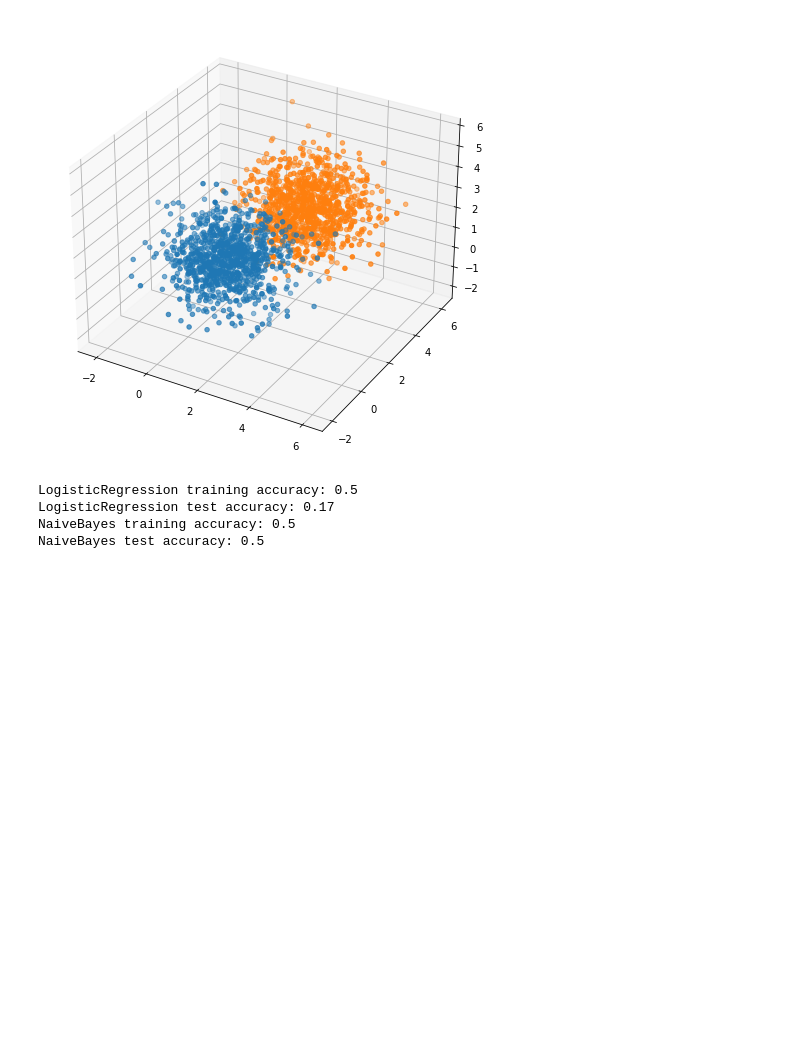
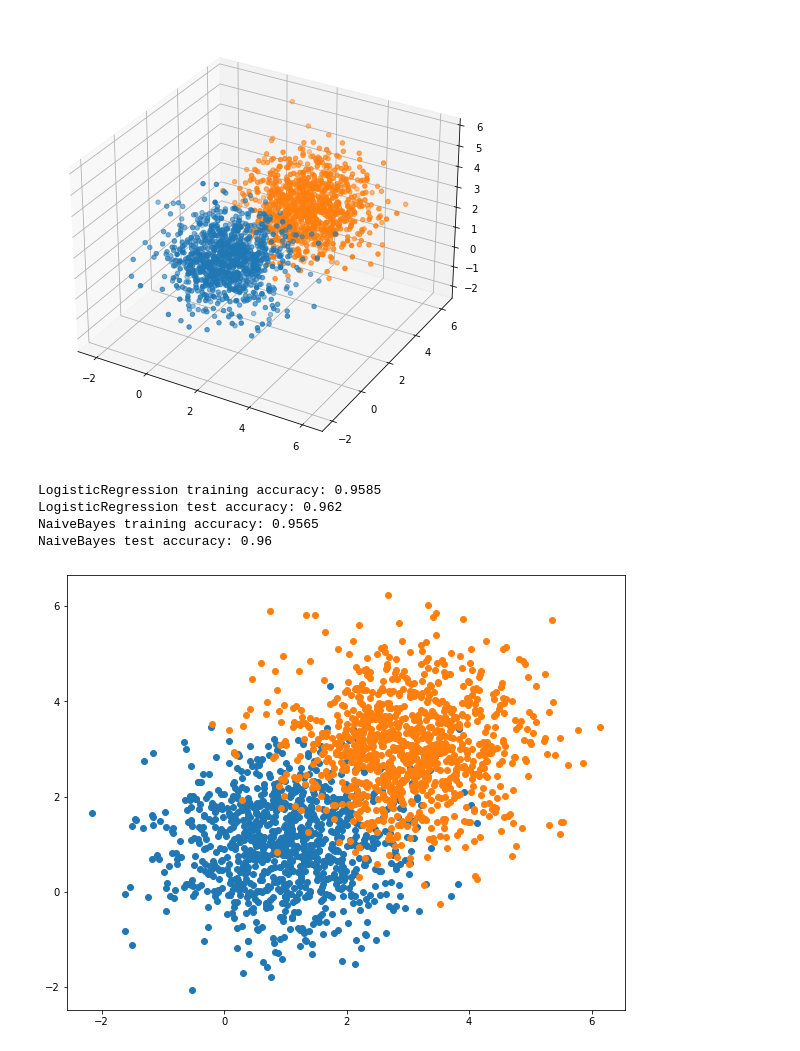
Before and after one commit to BDR2939/ML-from-Data, a Jupyter notebook: HW4/hw4_319238119_207576463.ipynb, the cells around one changed output. Drawn from its saved outputs; the diff is of its cells as text; code cells hidden in the pictures; blank space fills up the shorter version.

Commit message:
training set G1, G2 fix

```diff
--- a/HW4/hw4_319238119_207576463.ipynb
+++ b/HW4/hw4_319238119_207576463.ipynb
@@ -719,7 +716,7 @@ plt.show()
 # %% [output]
 [figure]
 # %%
-training_set = np.concatenate((np.c_[G1, np.zeros(G1.shape[0])], np.c_[G1, np.ones(G1.shape[0])]))
+training_set = np.concatenate((np.c_[G1, np.zeros(G1.shape[0])], np.c_[G2, np.ones(G2.shape[0])]))
 
 G1_test, G2_test = multivariate_normal_samples(dimension=3, mean_value=1, samples=250), multivariate_normal_samples(dimension=3, mean_value=3, samples=250)
 test_set = np.concatenate((np.c_[G1_test, np.zeros(G1_test.shape[0])], np.c_[G2_test, np.ones(G2_test.shape[0])]))
@@ -740,7 +737,15 @@ y_predicted_nb_model_test = nb_model.predict(test_set[:,0:3])
 print(f'NaiveBayes training accuracy: {calc_accuracy(y_predicted_nb_model_training, training_set[:,3])}')
 print(f'NaiveBayes test accuracy: {calc_accuracy(y_predicted_nb_model_test, test_set[:,3])}')
 # %% [output]
-LogisticRegression training accuracy: 0.5
-LogisticRegression test accuracy: 0.17
-NaiveBayes training accuracy: 0.5
-NaiveBayes test accuracy: 0.5
+LogisticRegression training accuracy: 0.9585
+LogisticRegression test accuracy: 0.962
+NaiveBayes training accuracy: 0.9565
+NaiveBayes test accuracy: 0.96
+# %%
+fig, ax = plt.subplots()
+ax.scatter(training_set[training_set[:,3] == 0, 0], training_set[training_set[:,3] == 0, 1])
+ax.scatter(training_set[training_set[:,3] == 1, 0], training_set[training_set[:,3] == 1, 1])
+
+plt.show(fig)
+# %% [output]
+[figure, added]
```
Also changed, not shown: parts of 5 cells of this notebook.
